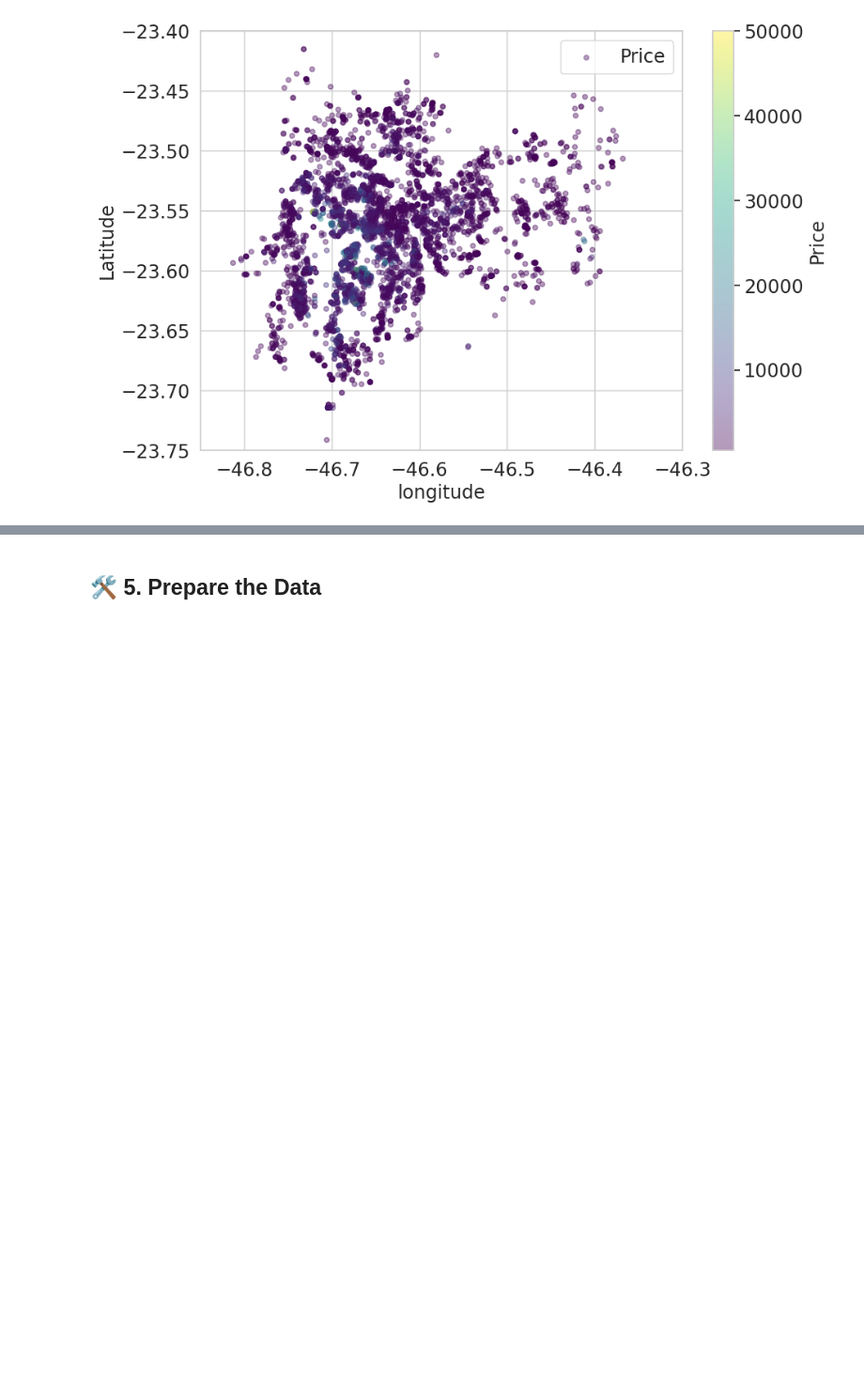
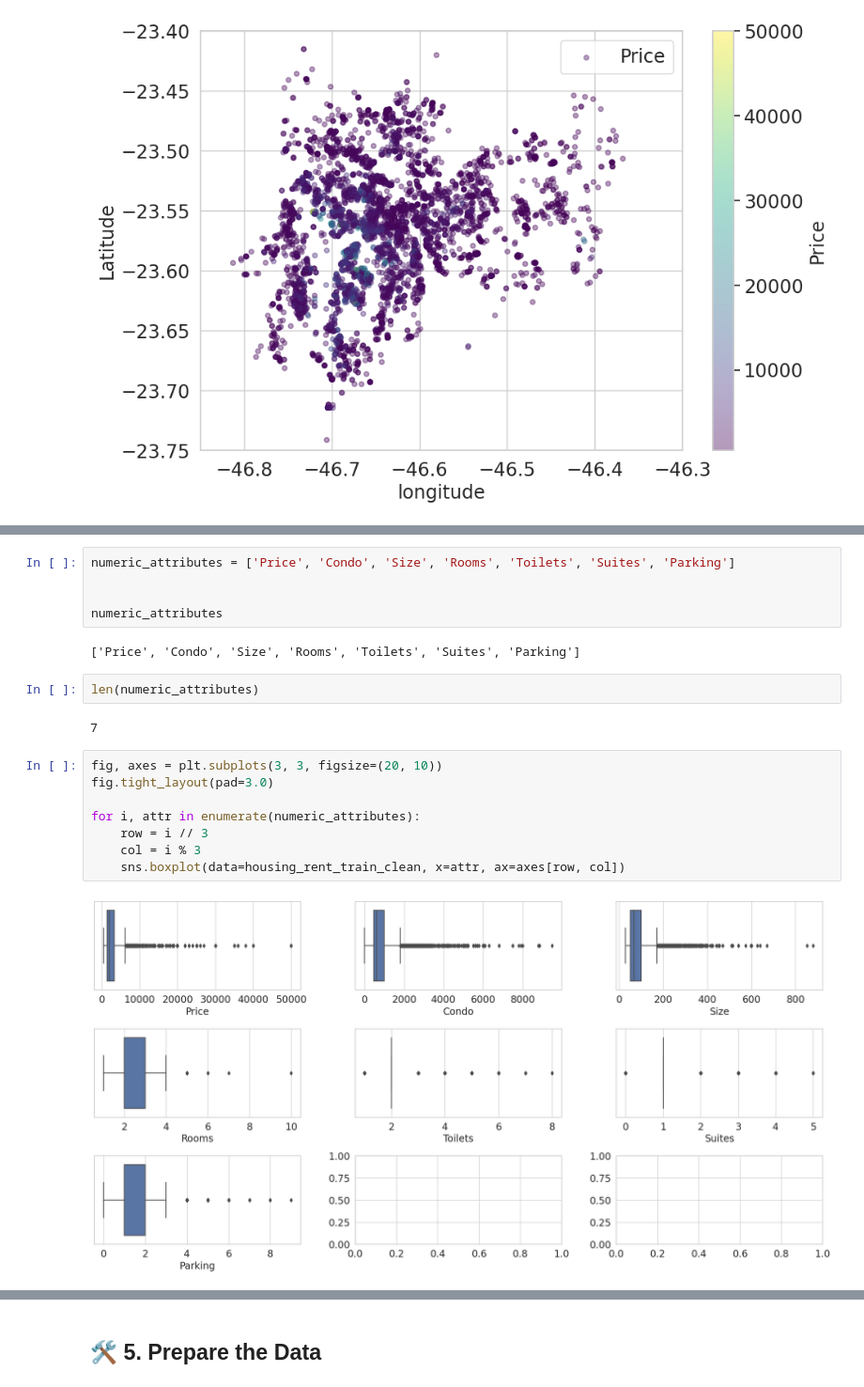
Before and after one commit to HWatanuki/Trabalho_D2APR, a Jupyter notebook: saopaulo-housing.ipynb, the cells around one changed output, grey strips where cells are left out. Shown at 94% size. Saved outputs shown, nothing was run; the diff lists cells and outputs as text; blank space fills up the shorter version.

```diff
--- a/saopaulo-housing.ipynb
+++ b/saopaulo-housing.ipynb
@@ -394,0 +426,21 @@ plt.legend()
+# %%
+numeric_attributes = ['Price', 'Condo', 'Size', 'Rooms', 'Toilets', 'Suites', 'Parking']
+
+
+numeric_attributes
+# %% [output]
+['Price', 'Condo', 'Size', 'Rooms', 'Toilets', 'Suites', 'Parking']
+# %%
+len(numeric_attributes)
+# %% [output]
+7
+# %%
+fig, axes = plt.subplots(3, 3, figsize=(20, 10))
+fig.tight_layout(pad=3.0)
+
+for i, attr in enumerate(numeric_attributes):
+    row = i // 3
+    col = i % 3
+    sns.boxplot(data=housing_rent_train_clean, x=attr, ax=axes[row, col])
+# %% [output]
+[figure, added]
```
Also changed, not shown: parts of 18 cells of this notebook.
